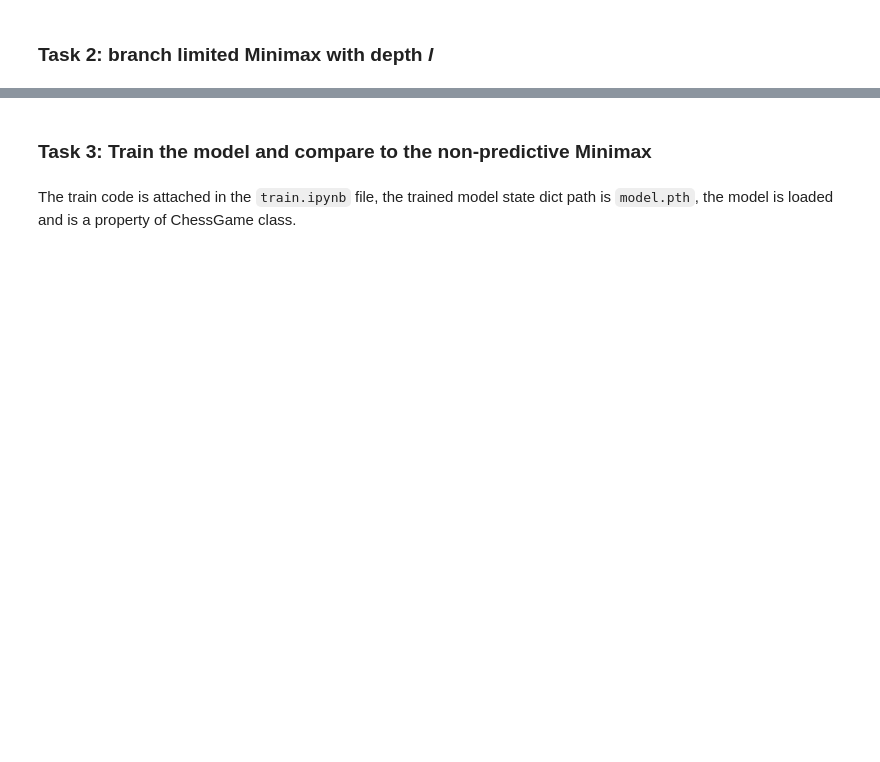
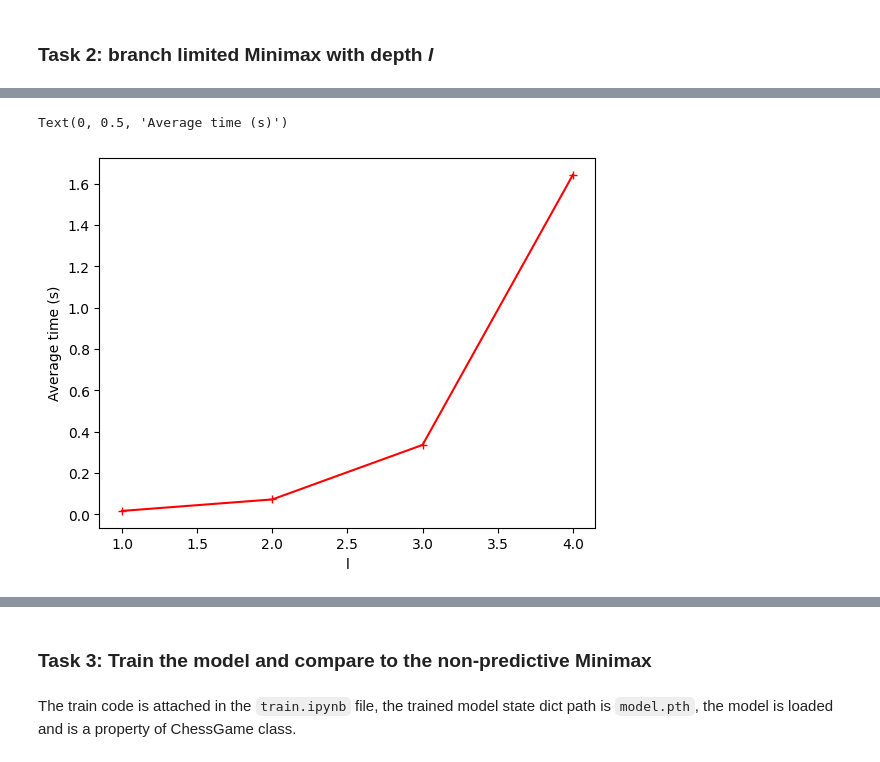
Before and after one commit to ntd432/ai-univaq, a Jupyter notebook: minimax/test.ipynb, the cells around one changed output, grey strips where cells are left out. Saved outputs shown, nothing was run; the diff lists cells and outputs as text; code cells hidden in the pictures; blank space fills up the shorter version.

```diff
--- a/minimax/test.ipynb
+++ b/minimax/test.ipynb
@@ -90,7 +89,10 @@ result_dict
 # %%
 x = list(x)
 x.insert(0, 2)
-plt.plot(x, [result_dict[i - 1][0] for i in x], marker='+', color='red')
+plt.plot([i - 1 for i in x], [result_dict[i - 1][0] for i in x], marker='+', color='red')
 plt.xlabel("l")
 plt.ylabel("Average time (s)")
+# %% [output]
+Text(0, 0.5, 'Average time (s)')
+[figure, added]
 # %%
```
Also changed, not shown: parts of 26 cells of this notebook, 7 other files.
